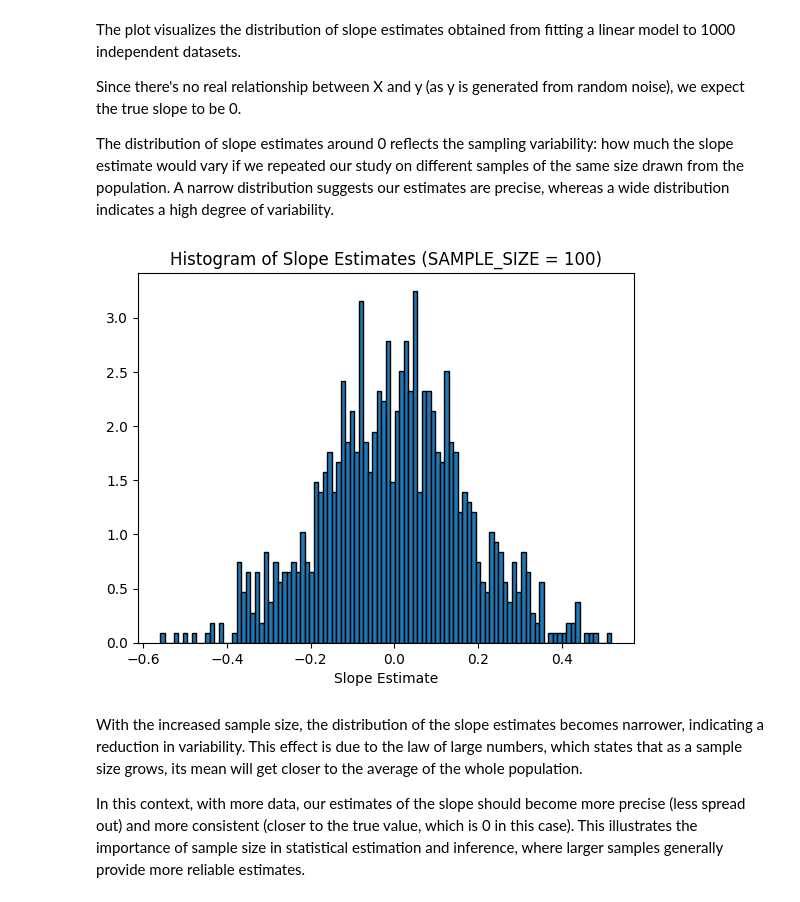
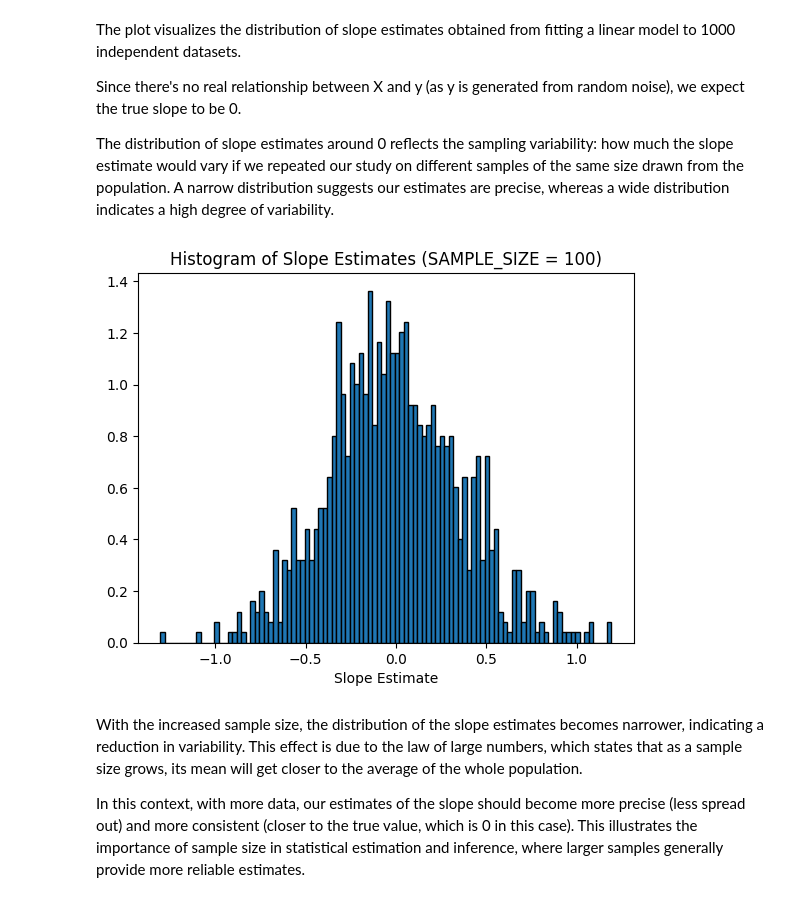
Before and after one commit to markyx316/Data-Science-Fundamentals, a Jupyter notebook: lecture_19/worksheet_19.ipynb, the cells around one changed output. Cells and saved outputs as stored; diff of their text form; code cells hidden in the pictures.

```diff
--- a/lecture_19/worksheet_19.ipynb
+++ b/lecture_19/worksheet_19.ipynb
@@ -107,8 +107,8 @@ import matplotlib.pyplot as plt
 
 SAMPLE_SIZE = 50
 
-xlin = -1.0 + 2.0 * np.random.random(SAMPLE_SIZE)
-y = 0.5 + np.random.randn(SAMPLE_SIZE)
+xlin = -1.0 + 1.0 * np.random.random(SAMPLE_SIZE)
+y = 0.5 + 0.0 * xlin + np.random.randn(SAMPLE_SIZE)
 
 intercept = np.ones(np.shape(xlin)[0])
 X = np.array([intercept, xlin]).T
@@ -137,8 +137,8 @@ DATASETS = 1000
 slope_estimates = []
 
 for _ in range(DATASETS):
-    xlin = -1.0 + 2.0 * np.random.random(SAMPLE_SIZE)
-    y = 0.5 + np.random.randn(SAMPLE_SIZE)
+    xlin = -1.0 + 1.0 * np.random.random(SAMPLE_SIZE)
+    y = 0.5 + 0.0 * xlin + np.random.randn(SAMPLE_SIZE)
     intercept = np.ones(np.shape(xlin)[0])
     X = np.array([intercept, xlin]).T
     beta = np.linalg.inv(X.T @ X) @ X.T @ y
@@ -159,22 +159,22 @@ The distribution of slope estimates around 0 reflects the sampling variability:
 # %%
 SAMPLE_SIZE = 100  # Increased sample size
 DATASETS = 1000
 slope_estimates_large_sample = []
 
 for _ in range(DATASETS):
-    xlin = -1.0 + 2.0 * np.random.random(SAMPLE_SIZE)
-    y = 0.5 + np.random.randn(SAMPLE_SIZE)
+    xlin = -1.0 + 1.0 * np.random.random(SAMPLE_SIZE)
+    y = 0.5 + 0.0 * xlin + np.random.randn(SAMPLE_SIZE)
     intercept = np.ones(np.shape(xlin)[0])
     X = np.array([intercept, xlin]).T
     beta = np.linalg.inv(X.T @ X) @ X.T @ y
     slope_estimates_large_sample.append(beta[1])
 
 plt.hist(slope_estimates_large_sample, bins=100, edgecolor='black', density=True)
 plt.title('Histogram of Slope Estimates (SAMPLE_SIZE = 100)')
 plt.xlabel('Slope Estimate')
 plt.show()
 # %% [output]
-[figure, old version]
+[figure, new version]
 # %% [markdown]
 With the increased sample size, the distribution of the slope estimates becomes narrower, indicating a reduction in variability. This effect is due to the law of large numbers, which states that as a sample size grows, its mean will get closer to the average of the whole population.
 
```
Also changed, not shown: parts of 7 cells of this notebook.
